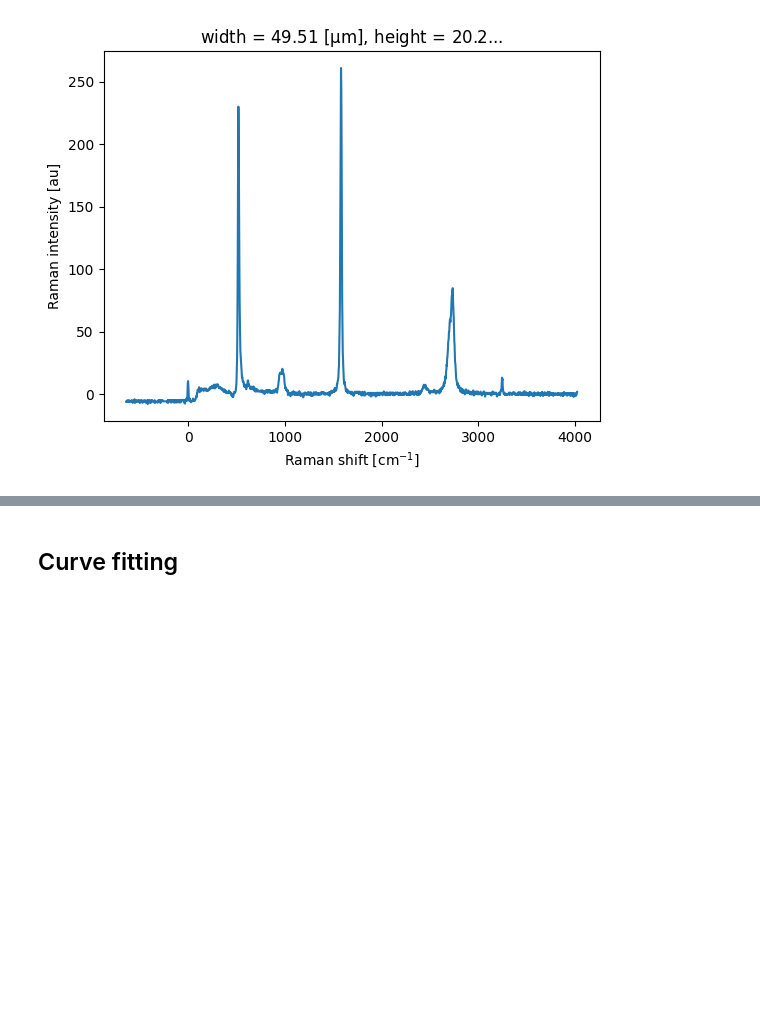
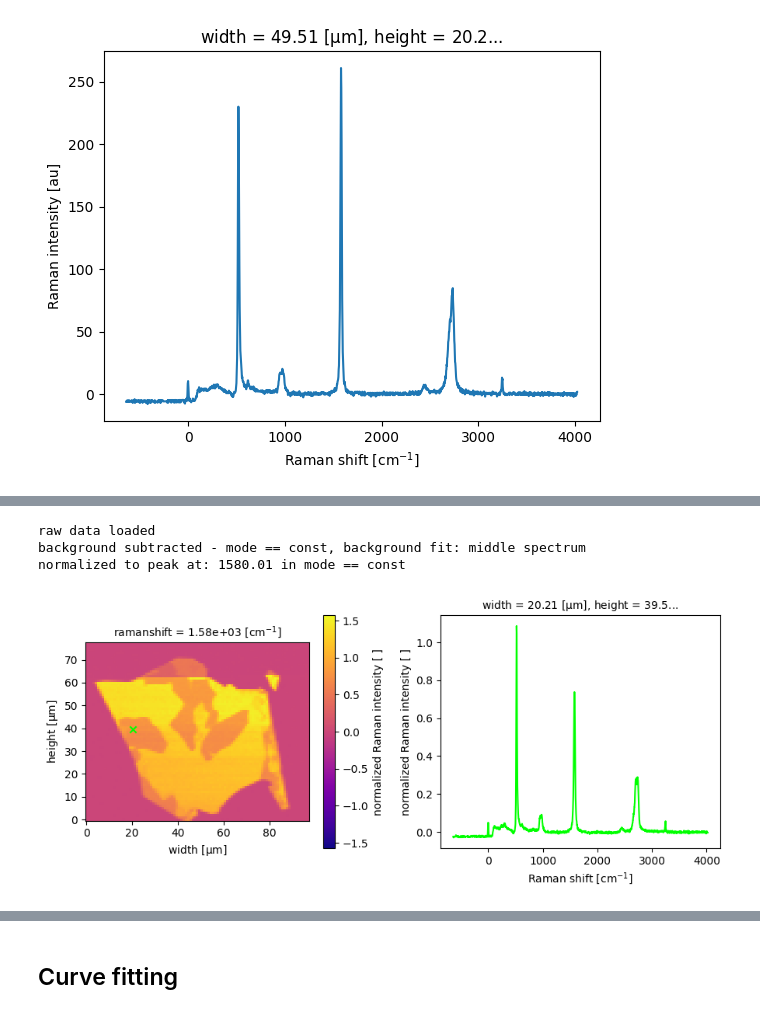
Before and after one commit to zrbyte/ramantools, a Jupyter notebook: ramantools tutorial.ipynb, the cells around one changed output, grey strips where cells are left out. Drawn from its saved outputs; the diff is of its cells as text; code cells hidden in the pictures; blank space fills up the shorter version.

```diff
--- a/ramantools tutorial.ipynb
+++ b/ramantools tutorial.ipynb
@@ -436,0 +456,2 @@ m_nobg.sel(height = 20, width = 50, method = 'nearest').plot()
+# %%
+new_m, _, _ = m.remove_bg()
@@ -436,0 +465,10 @@ m_nobg.sel(height = 20, width = 50, method = 'nearest').plot()
+# %%
+print(new_m.mapxr.attrs['comments'])
+# %% [output]
+raw data loaded
+background subtracted - mode == const, background fit: middle spectrum
+normalized to peak at: 1580.01 in mode == const
+# %%
+new_m.plotspec(20, 40, 1580)
+# %% [output]
+[figure, added]
```
Also changed, not shown: parts of 14 cells of this notebook, 9 other files.
